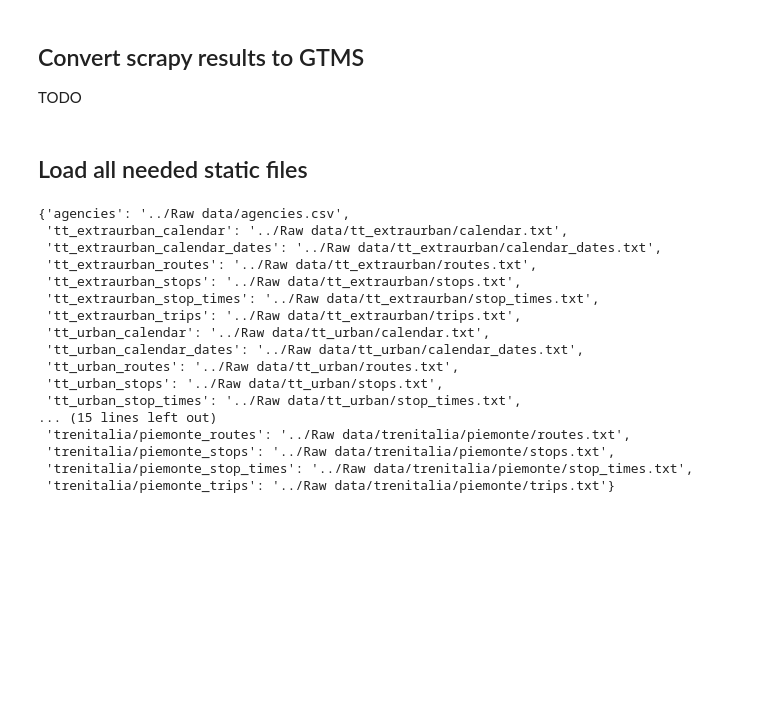
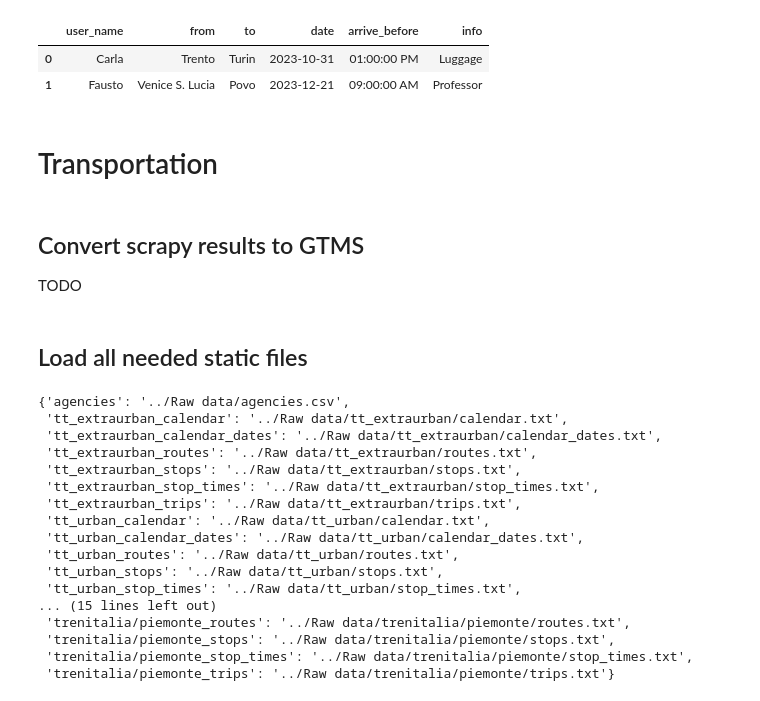
Before and after one commit to ThomasPasquali/Transportation-Education-Facilities, a Jupyter notebook: Phase 2 - Information Gathering/Code Libraries/parser.ipynb, the cells around one changed output. Cells and saved outputs as stored; diff of their text form; code cells hidden in the pictures; blank space fills up the shorter version.

```diff
--- a/Phase 2 - Information Gathering/Code Libraries/parser.ipynb
+++ b/Phase 2 - Information Gathering/Code Libraries/parser.ipynb
@@ -6,3 +64,13 @@ p = print
+# %%
+users_schedule_exceptions = pd.read_csv(f'{BASE_PATH}/users_schedule_exceptions.csv')
+# users_schedule_exceptions.set_index('id', inplace=True)
+users_schedule_exceptions
+# %% [output]
+|  | user_name | from | to | date | arrive_before | info |
+| 0 | Carla | Trento | Turin | 2023-10-31 | 01:00:00 PM | Luggage |
+| 1 | Fausto | Venice S. Lucia | Povo | 2023-12-21 | 09:00:00 AM | Professor |
+# %% [markdown]
+# Transportation
 # %% [markdown]
 ## Convert scrapy results to GTMS
 
```
Also changed, not shown: parts of 7 cells of this notebook, 3 other files.
